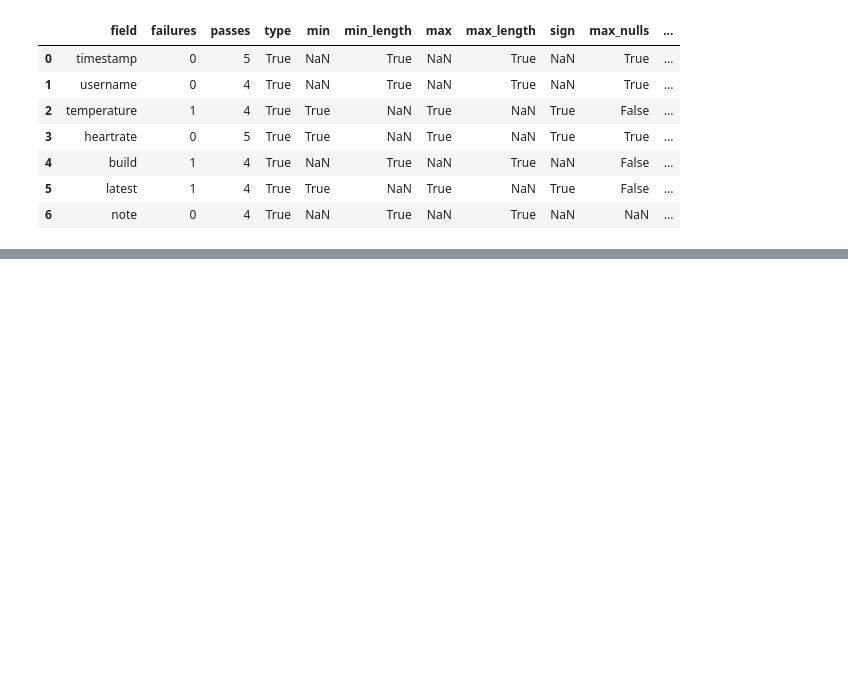
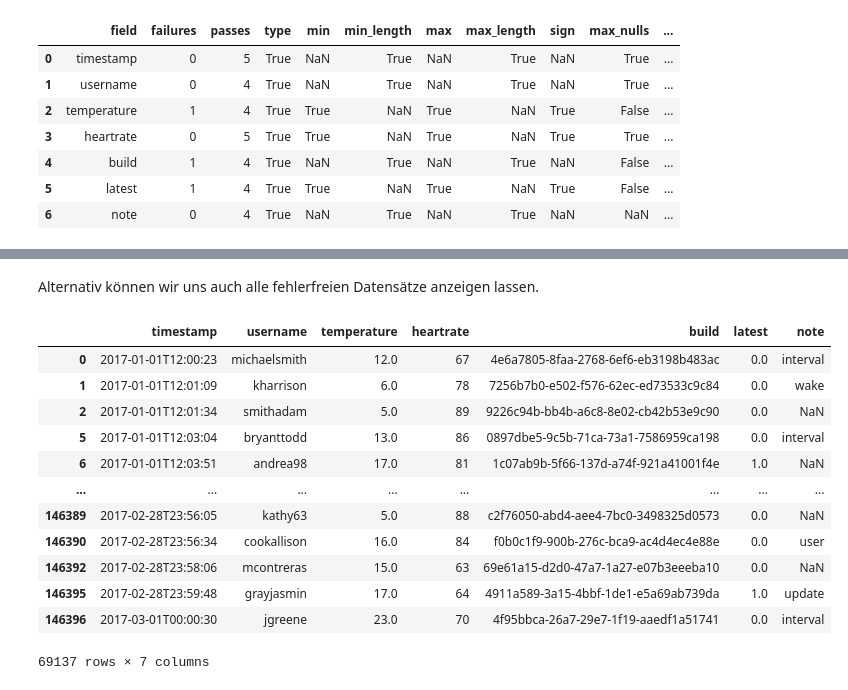
Before and after one commit to cusyio/Python4DataScience-de, a Jupyter notebook: docs/clean-prep/tdda.ipynb, the cells around one changed output, grey strips where cells are left out. Drawn from its saved outputs; the diff is of its cells as text; code cells hidden in the pictures; blank space fills up the shorter version.

```diff
--- a/docs/clean-prep/tdda.ipynb
+++ b/docs/clean-prep/tdda.ipynb
@@ -170,0 +214,18 @@ v.to_frame()
+# %% [markdown]
+Alternativ können wir uns auch alle fehlerfreien Datensätze anzeigen lassen.
+# %%
+new_df[~new_df.index.isin(d_index)]
+# %% [output]
+|  | timestamp | username | temperature | heartrate | build | latest | note |
+| 0 | 2017-01-01T12:00:23 | michaelsmith | 12.0 | 67 | 4e6a7805-8faa-2768-6ef6-eb3198b483ac | 0.0 | interval |
+| 1 | 2017-01-01T12:01:09 | kharrison | 6.0 | 78 | 7256b7b0-e502-f576-62ec-ed73533c9c84 | 0.0 | wake |
+| 2 | 2017-01-01T12:01:34 | smithadam | 5.0 | 89 | 9226c94b-bb4b-a6c8-8e02-cb42b53e9c90 | 0.0 | NaN |
+| 5 | 2017-01-01T12:03:04 | bryanttodd | 13.0 | 86 | 0897dbe5-9c5b-71ca-73a1-7586959ca198 | 0.0 | interval |
+| 6 | 2017-01-01T12:03:51 | andrea98 | 17.0 | 81 | 1c07ab9b-5f66-137d-a74f-921a41001f4e | 1.0 | NaN |
+| ... | ... | ... | ... | ... | ... | ... | ... |
+| 146389 | 2017-02-28T23:56:05 | kathy63 | 5.0 | 88 | c2f76050-abd4-aee4-7bc0-3498325d0573 | 0.0 | NaN |
+| 146390 | 2017-02-28T23:56:34 | cookallison | 16.0 | 84 | f0b0c1f9-900b-276c-bca9-ac4d4ec4e88e | 0.0 | user |
+| 146392 | 2017-02-28T23:58:06 | mcontreras | 15.0 | 63 | 69e61a15-d2d0-47a7-1a27-e07b3eeeba10 | 0.0 | NaN |
+| 146395 | 2017-02-28T23:59:48 | grayjasmin | 17.0 | 64 | 4911a589-3a15-4bbf-1de1-e5a69ab739da | 1.0 | update |
+| 146396 | 2017-03-01T00:00:30 | jgreene | 23.0 | 70 | 4f95bbca-26a7-29e7-1f19-aaedf1a51741 | 0.0 | interval |
+69137 rows × 7 columns
```
Also changed, not shown: parts of 9 cells of this notebook.
